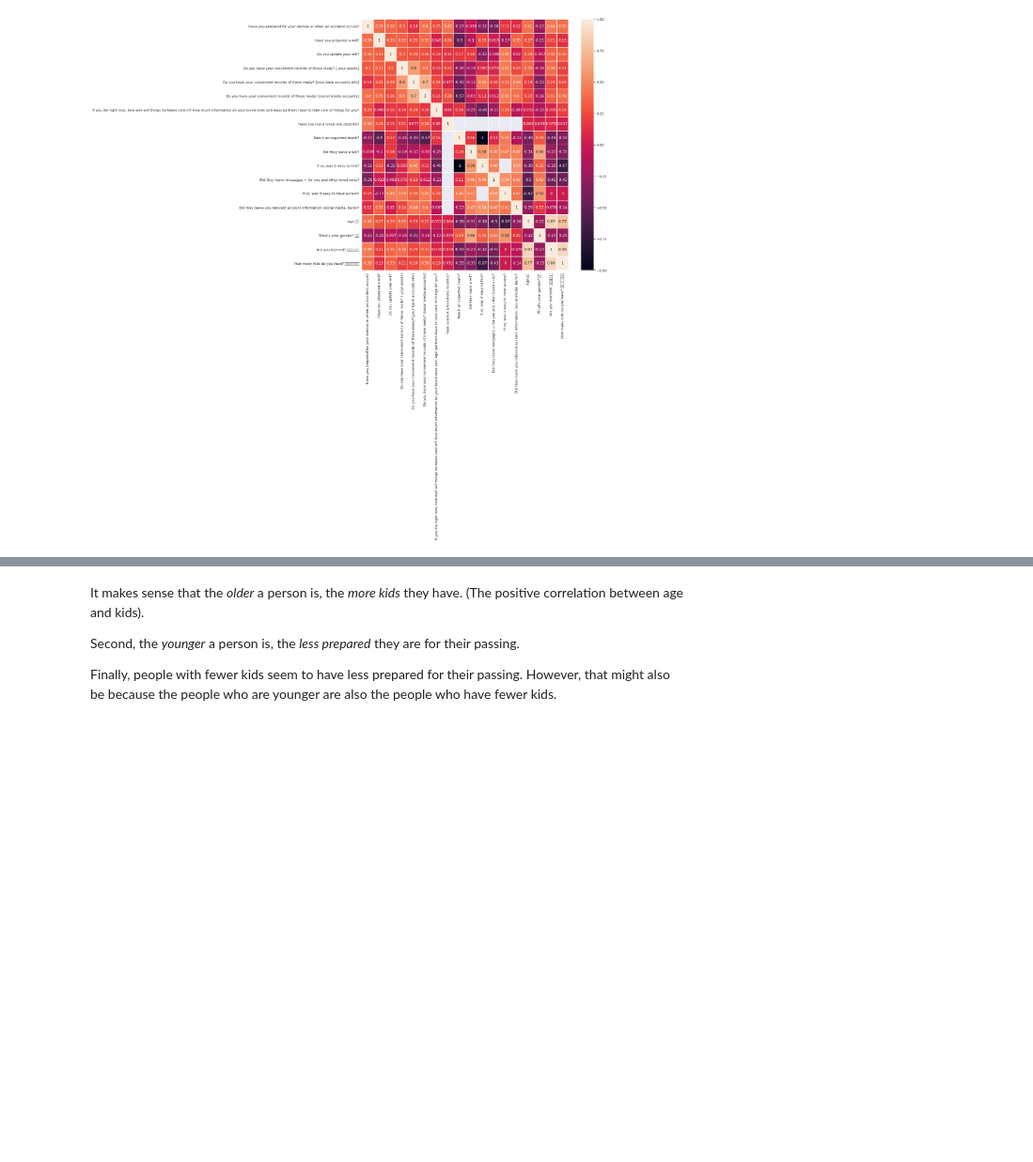
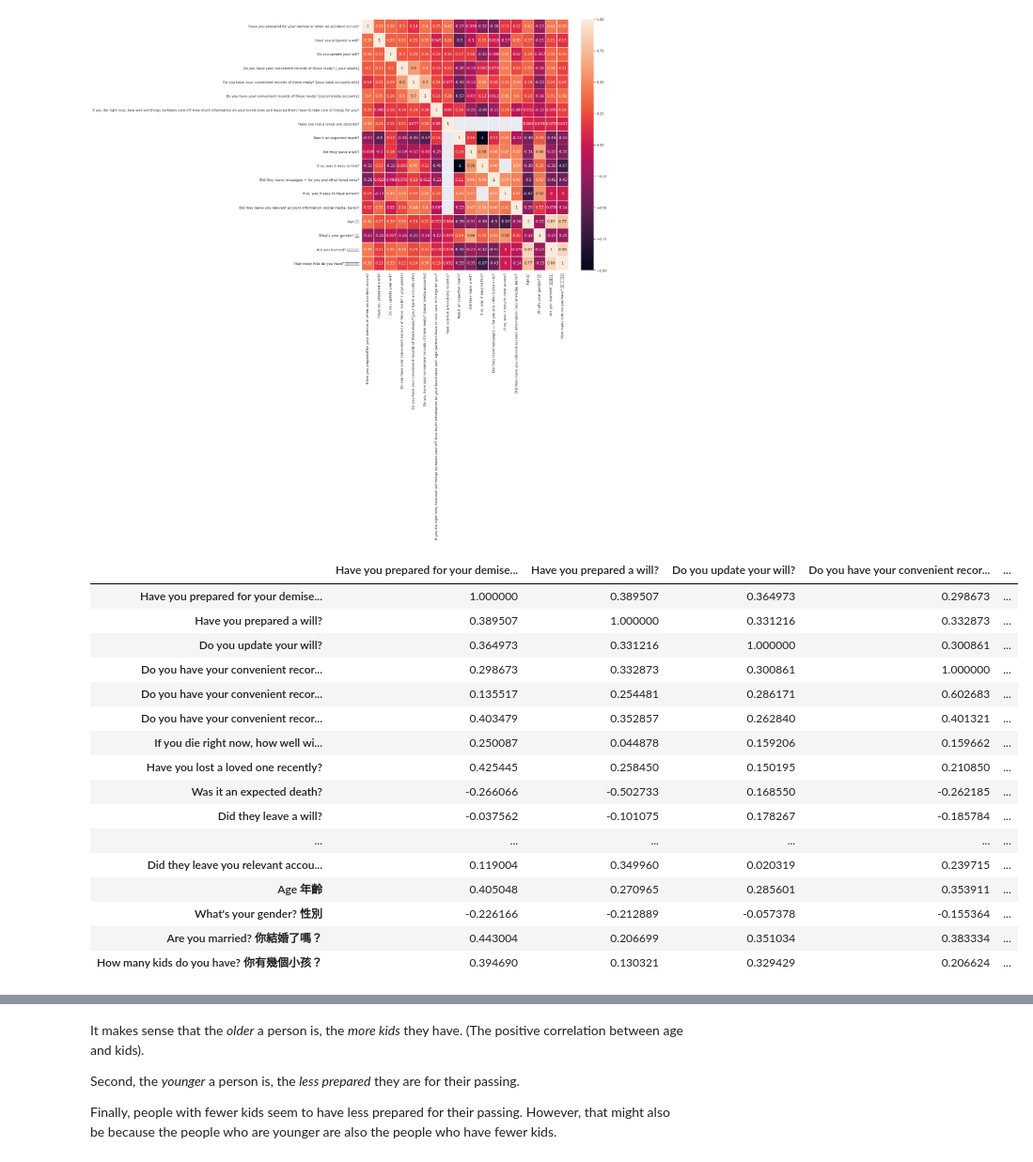
Before and after one commit to Inventrohyder/death-app, a Jupyter notebook: Analysis.ipynb, the cells around one changed output, grey strips where cells are left out. Shown: that part at 94% size. Cells and saved outputs as stored; diff of their text form; code cells hidden in the pictures; blank space fills up the shorter version.

```diff
--- a/Analysis.ipynb
+++ b/Analysis.ipynb
@@ -82,7 +82,28 @@ sns.set_theme()
 
 # Draw a heatmap with the numeric values in each cell
 f, ax = plt.subplots(figsize=(15, 15))
-sns.heatmap(df.corr(), annot=True, linewidths=.5, ax=ax)
+correlations = df.corr()
+sns.heatmap(correlations, annot=True, linewidths=.5, ax=ax)
 # %% [output]
 <matplotlib.axes._subplots.AxesSubplot at 0x...>
 [figure]
+# %%
+correlations
+# %% [output]
+|  | Have you prepared for your demise... | Have you prepared a will? | Do you update your will? | Do you have your convenient recor... | ... |
+| Have you prepared for your demise... | 1.000000 | 0.389507 | 0.364973 | 0.298673 | ... |
+| Have you prepared a will? | 0.389507 | 1.000000 | 0.331216 | 0.332873 | ... |
+| Do you update your will? | 0.364973 | 0.331216 | 1.000000 | 0.300861 | ... |
+| Do you have your convenient recor... | 0.298673 | 0.332873 | 0.300861 | 1.000000 | ... |
+| Do you have your convenient recor... | 0.135517 | 0.254481 | 0.286171 | 0.602683 | ... |
+| Do you have your convenient recor... | 0.403479 | 0.352857 | 0.262840 | 0.401321 | ... |
+| If you die right now, how well wi... | 0.250087 | 0.044878 | 0.159206 | 0.159662 | ... |
+| Have you lost a loved one recently? | 0.425445 | 0.258450 | 0.150195 | 0.210850 | ... |
+| Was it an expected death? | -0.266066 | -0.502733 | 0.168550 | -0.262185 | ... |
+| Did they leave a will? | -0.037562 | -0.101075 | 0.178267 | -0.185784 | ... |
+| ... | ... | ... | ... | ... | ... |
+| Did they leave you relevant accou... | 0.119004 | 0.349960 | 0.020319 | 0.239715 | ... |
+| Age 年齡 | 0.405048 | 0.270965 | 0.285601 | 0.353911 | ... |
+| What's your gender? 性別 | -0.226166 | -0.212889 | -0.057378 | -0.155364 | ... |
+| Are you married? 你結婚了嗎？ | 0.443004 | 0.206699 | 0.351034 | 0.383334 | ... |
+| How many kids do you have? 你有幾個小孩？ | 0.394690 | 0.130321 | 0.329429 | 0.206624 | ... |
```
Also changed, not shown: parts of 2 cells of this notebook.
